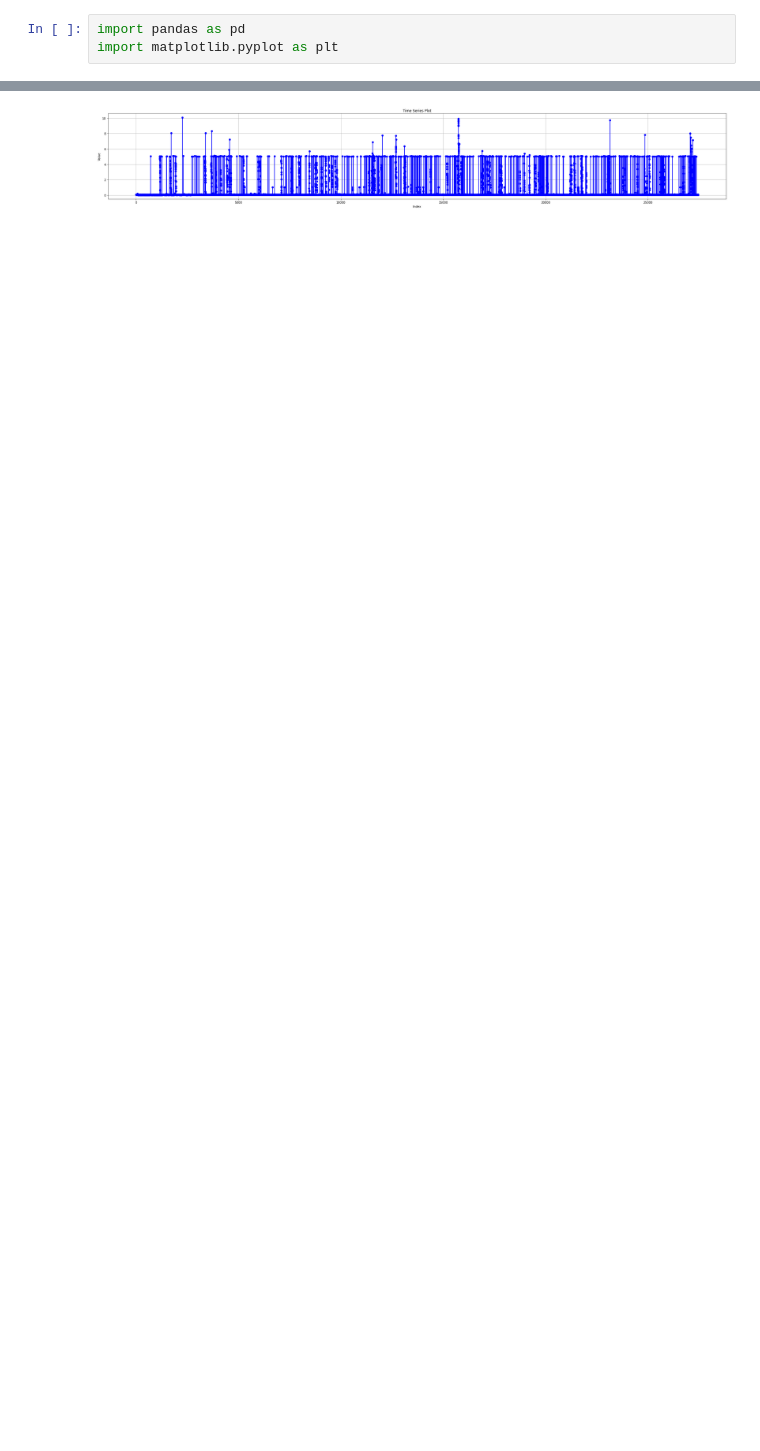
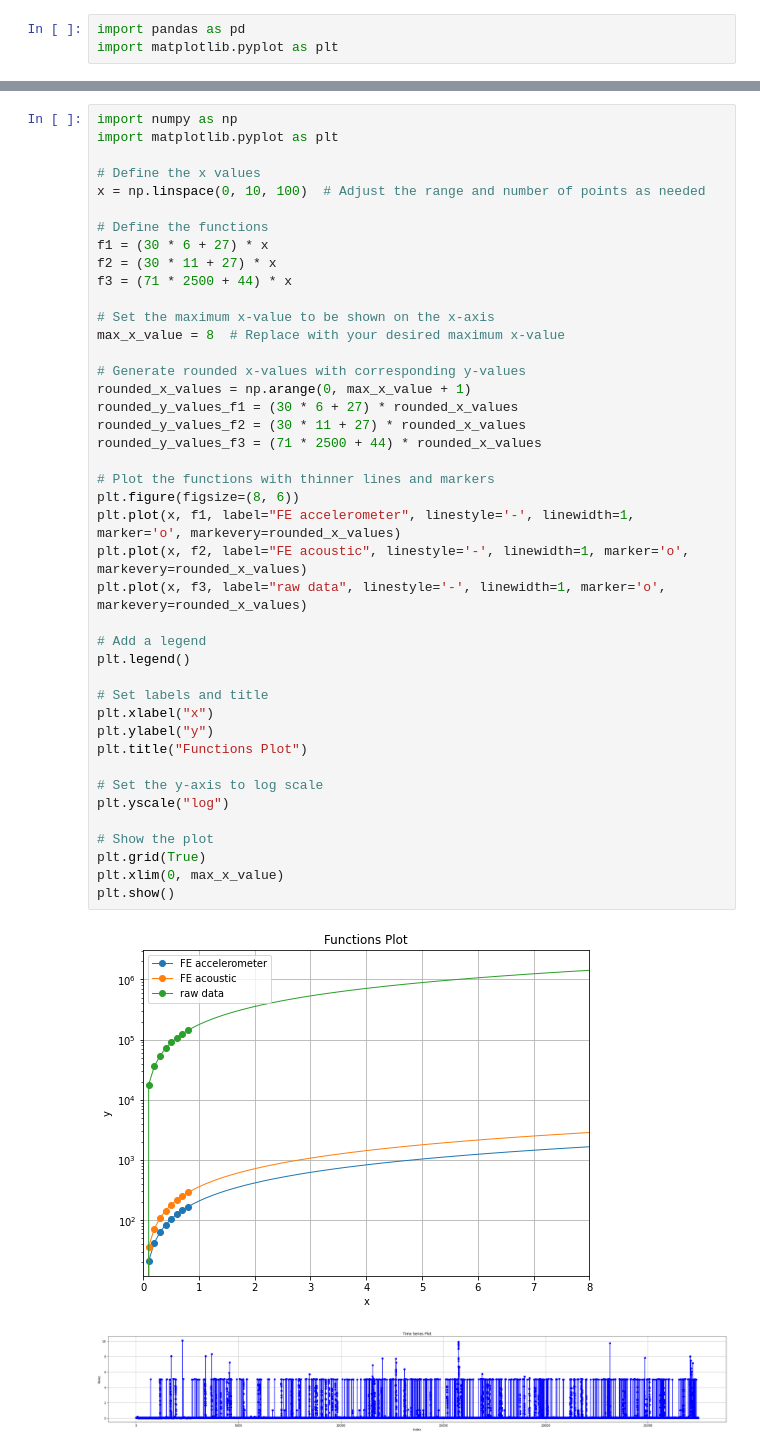
Before and after one commit to ivanzy/professor, a Jupyter notebook: scripts/check-data.ipynb, the cells around one changed output, grey strips where cells are left out. Drawn from its saved outputs; the diff is of its cells as text; blank space fills up the shorter version.

```diff
--- a/scripts/check-data.ipynb
+++ b/scripts/check-data.ipynb
@@ -39,3 +105,47 @@ Standard Deviation: 0.06483581830148975
+# %%
+import numpy as np
+import matplotlib.pyplot as plt
+
+# Define the x values
+x = np.linspace(0, 10, 100)  # Adjust the range and number of points as needed
+
+# Define the functions
+f1 = (30 * 6 + 27) * x
+f2 = (30 * 11 + 27) * x
+f3 = (71 * 2500 + 44) * x
+
+# Set the maximum x-value to be shown on the x-axis
+max_x_value = 8  # Replace with your desired maximum x-value
+
+# Generate rounded x-values with corresponding y-values
+rounded_x_values = np.arange(0, max_x_value + 1)
+rounded_y_values_f1 = (30 * 6 + 27) * rounded_x_values
+rounded_y_values_f2 = (30 * 11 + 27) * rounded_x_values
+rounded_y_values_f3 = (71 * 2500 + 44) * rounded_x_values
+
+# Plot the functions with thinner lines and markers
+plt.figure(figsize=(8, 6))
+plt.plot(x, f1, label="FE accelerometer", linestyle='-', linewidth=1, marker='o', markevery=rounded_x_values)
+plt.plot(x, f2, label="FE acoustic", linestyle='-', linewidth=1, marker='o', markevery=rounded_x_values)
+plt.plot(x, f3, label="raw data", linestyle='-', linewidth=1, marker='o', markevery=rounded_x_values)
+
+# Add a legend
+plt.legend()
+
+# Set labels and title
+plt.xlabel("x")
+plt.ylabel("y")
+plt.title("Functions Plot")
+
+# Set the y-axis to log scale
+plt.yscale("log")
+
+# Show the plot
+plt.grid(True)
+plt.xlim(0, max_x_value)
+plt.show()
+# %% [output]
+[figure, added]
 # %%
 # %% [output]
 [figure]
```
Also changed, not shown: parts of 4 cells of this notebook, 3 other files.
